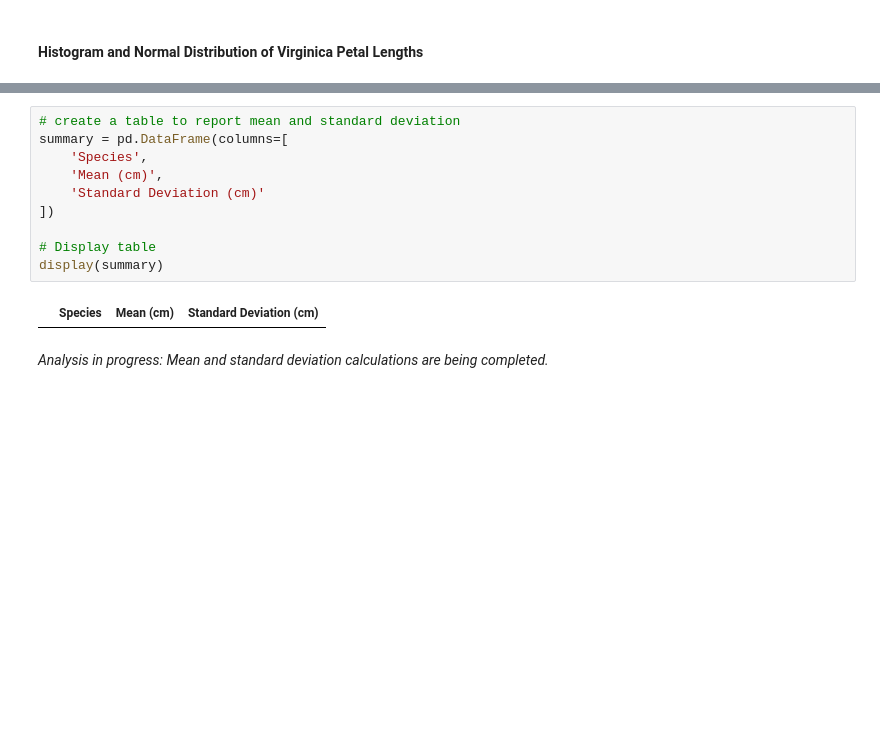
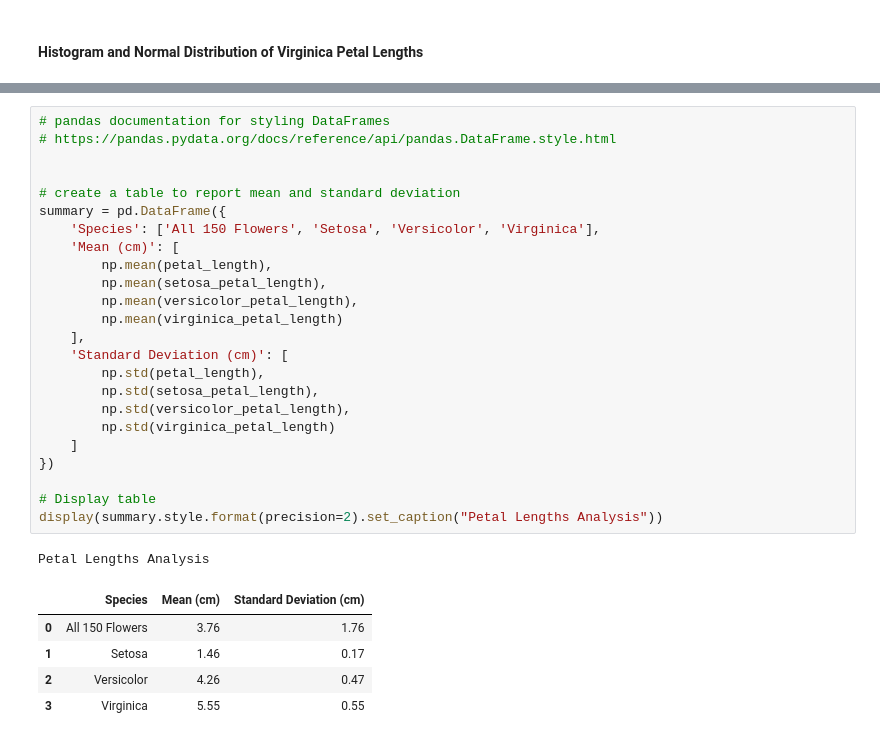
Before and after one commit to Maroua-El-Imame/applied-statistics-assessment, a Jupyter notebook: problems.ipynb, the cells around one changed output, grey strips where cells are left out. Cells and saved outputs as stored; diff of their text form; blank space fills up the shorter version.

```diff
--- a/problems.ipynb
+++ b/problems.ipynb
@@ -314,14 +364,31 @@ plt.show()
 # %%
+# pandas documentation for styling DataFrames
+# https://pandas.pydata.org/docs/reference/api/pandas.DataFrame.style.html
+
+
 # create a table to report mean and standard deviation
-summary = pd.DataFrame(columns=[
-    'Species',
-    'Mean (cm)',
-    'Standard Deviation (cm)'
-])
+summary = pd.DataFrame({
+    'Species': ['All 150 Flowers', 'Setosa', 'Versicolor', 'Virginica'],
+    'Mean (cm)': [
+        np.mean(petal_length),
+        np.mean(setosa_petal_length),
+        np.mean(versicolor_petal_length),
+        np.mean(virginica_petal_length)
+    ],
+    'Standard Deviation (cm)': [
+        np.std(petal_length),
+        np.std(setosa_petal_length),
+        np.std(versicolor_petal_length),
+        np.std(virginica_petal_length)
+    ]
+})
 
 # Display table
-display(summary)
+display(summary.style.format(precision=2).set_caption("Petal Lengths Analysis"))
 # %% [output]
+Petal Lengths Analysis
 |  | Species | Mean (cm) | Standard Deviation (cm) |
+| 0 | All 150 Flowers | 3.76 | 1.76 |
+| 1 | Setosa | 1.46 | 0.17 |
+| 2 | Versicolor | 4.26 | 0.47 |
+| 3 | Virginica | 5.55 | 0.55 |
-# %% [markdown]
-*Analysis in progress: Mean and standard deviation calculations are being completed.*
```
Also changed, not shown: parts of 16 cells of this notebook.
